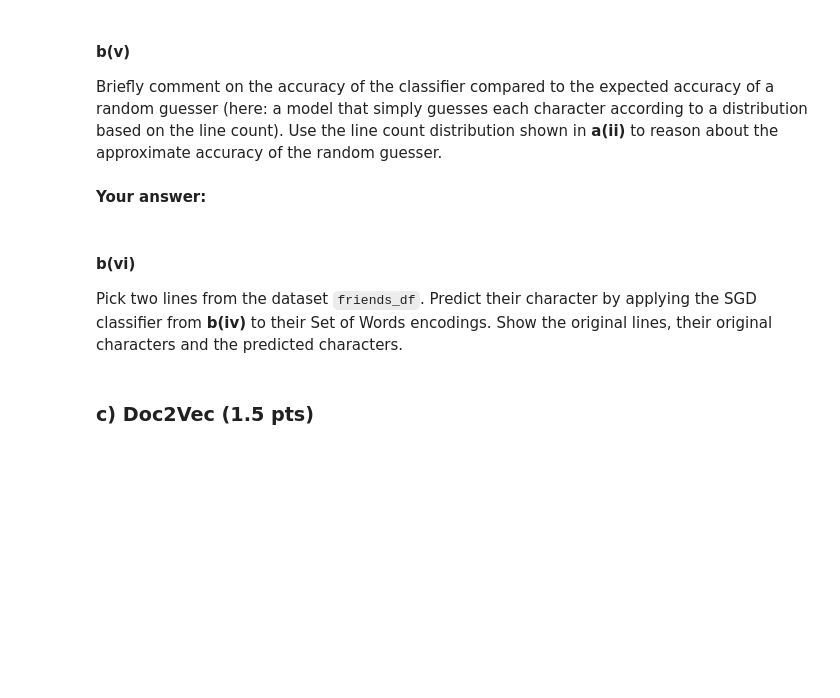
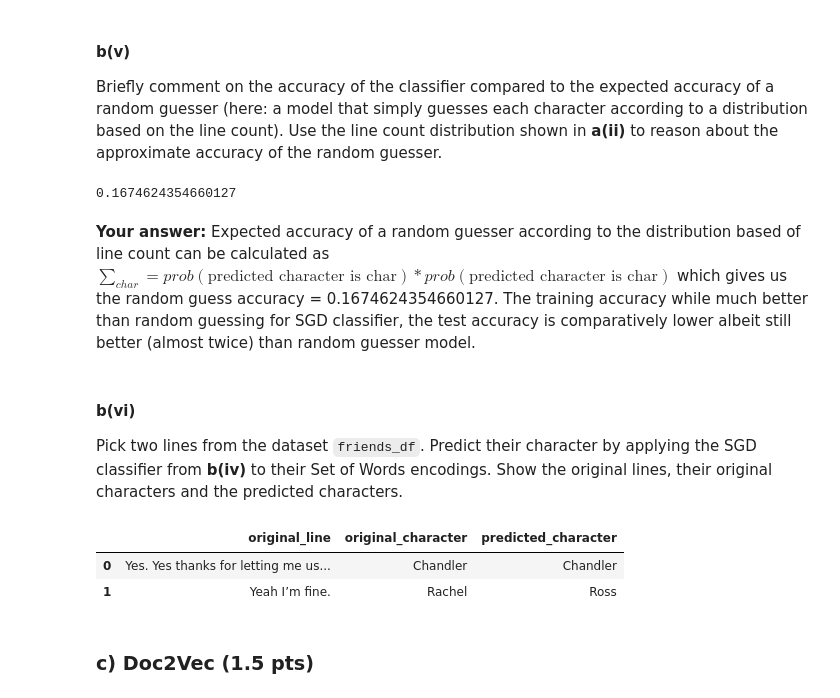
Before and after one commit to drtghosh/intro-to-data-science-assignment, a Jupyter notebook: Assignment2/assignment2.ipynb, the cells around one changed output. Saved outputs shown, nothing was run; the diff lists cells and outputs as text; code cells hidden in the pictures; blank space fills up the shorter version.

Commit message:
assignment2 text mining section all solution added

```diff
--- a/Assignment2/assignment2.ipynb
+++ b/Assignment2/assignment2.ipynb
@@ -415,6 +519,8 @@ Split the `friends_df` dataset from the previous task into training (80%) and te
 Similar to **a(iii)**, for the training data and the test data, create two corpora named `corpus_train` and `corpus_test` respectively. Each document in the training (test) corpus must correspond to exactly one row's "line" value in the corresponding training (test) dataframe.
 # %%
 # your code
+corpus_train = train_data.line.to_list()
+corpus_test = test_data.line.to_list()
 # %% [markdown]
 ### b) Set of Words (4.5 pts)
 # %% [markdown]
@@ -438,8 +559,21 @@ Briefly comment on the Set of Words encoding.
 Create a Set of Words encoding based only on the documents in `corpus_train`. Use the previously defined preprocessor `my_preprocessor` as a preprocessor.
 # %%
 # your code
+sow_train = CountVectorizer(binary=True, preprocessor=my_preprocessor)
+corpus_train_vectors = sow_train.fit(corpus_train)
 # %% [markdown]
 #### **b(iv)**
 In this task, we will use an SGD (Stochastic Gradient Descend) classifier to predict the character given a line from the corpus. Train the classifier on the Set of Words encoding of training corpus `corpus_train` using the character as the target feature and 'log_loss' as the loss function. Apply the classifier on the Set of Words encodings of both the training corpus and the test corpus `corpus_train`. Show its accuracy for both the training corpus and the test corpus.
 # %%
 # your code
+from sklearn.linear_model import SGDClassifier
+
+train_target = train_data.character.to_list()
+test_target = test_data.character.to_list()
+train_feature = sow_train.transform(corpus_train)
+test_feature = sow_train.transform(corpus_test)
+clf = SGDClassifier(loss="log_loss")
+clf.fit(train_feature, train_target)
+train_accuracy = clf.score(train_feature, train_target)
+test_accuracy = clf.score(test_feature, test_target)
+print(f"Training accuracy for the SGD classifier is: {train_accuracy}.\nTest accuracy is: {test_accuracy}.")
@@ -446,13 +583,31 @@ In this task, we will use an SGD (Stochastic Gradient Descend) classifier to pre
 # %% [markdown]
 #### **b(v)**
 Briefly comment on the accuracy of the classifier compared to the expected accuracy of a random guesser (here: a model that simply guesses each character according to a distribution based on the line count). Use the line count distribution shown in **a(ii)** to reason about the approximate accuracy of the random guesser.
+# %%
+line_distribution = pd.value_counts(friends_df.character)/friends_df.shape[0]
+accuracy = sum(line_distribution*line_distribution)
+print(accuracy)
+# %% [output]
+0.1674624354660127
 # %% [markdown]
-**Your answer:**
+**Your answer:** Expected accuracy of a random guesser according to the distribution based of line count can be calculated as
+$\sum_{char} = prob(\text{predicted character is char}) * prob(\text{predicted character is char})$ which gives us the random guess accuracy = 0.1674624354660127. The training accuracy while much better than random guessing for SGD classifier, the test accuracy is comparatively lower albeit still better (almost twice) than random guesser model.
 # %% [markdown]
 #### **b(vi)**
 Pick two lines from the dataset `friends_df`. Predict their character by applying the SGD classifier from **b(iv)** to their Set of Words encodings. Show the original lines, their original characters and the predicted characters.
 # %%
 # your code
+random.seed(231)
+random_indices_two = [random.randint(0, friends_df.shape[0]-1) for i in range(2)]
+random_lines_two = [friends_df.iloc[idx].line for idx in random_indices_two]
+random_lines_characters = [friends_df.iloc[idx].character for idx in random_indices_two]
+predicted_characters = clf.predict(sow_train.transform(random_lines_two))
+two_line_df = pd.DataFrame({'original_line': random_lines_two, 'original_character': random_lines_characters, 'predicted_character': predicted_characters})
+two_line_df
+# %% [output]
+|  | original_line | original_character | predicted_character |
+| 0 | Yes. Yes thanks for letting me us... | Chandler | Chandler |
+| 1 | Yeah I’m fine. | Rachel | Ross |
 # %% [markdown]
 ### c) Doc2Vec (1.5 pts)
 # %% [markdown]
```
Also changed, not shown: parts of 24 cells of this notebook.
